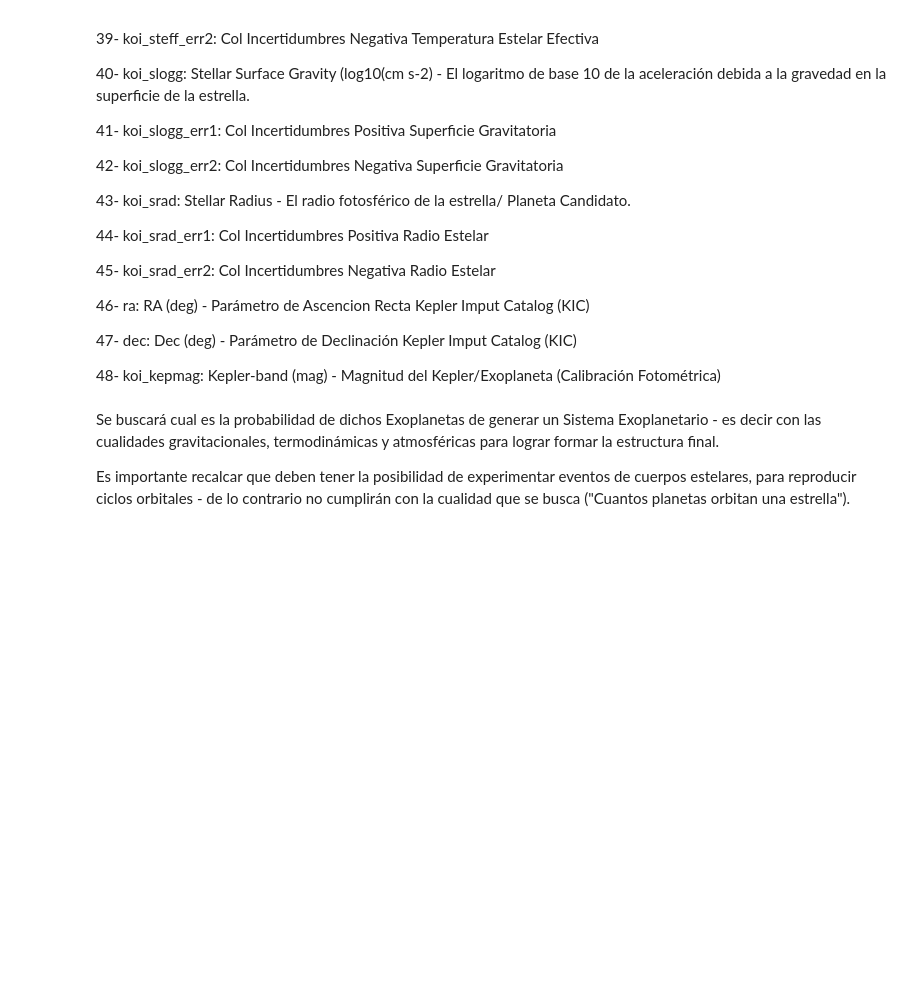
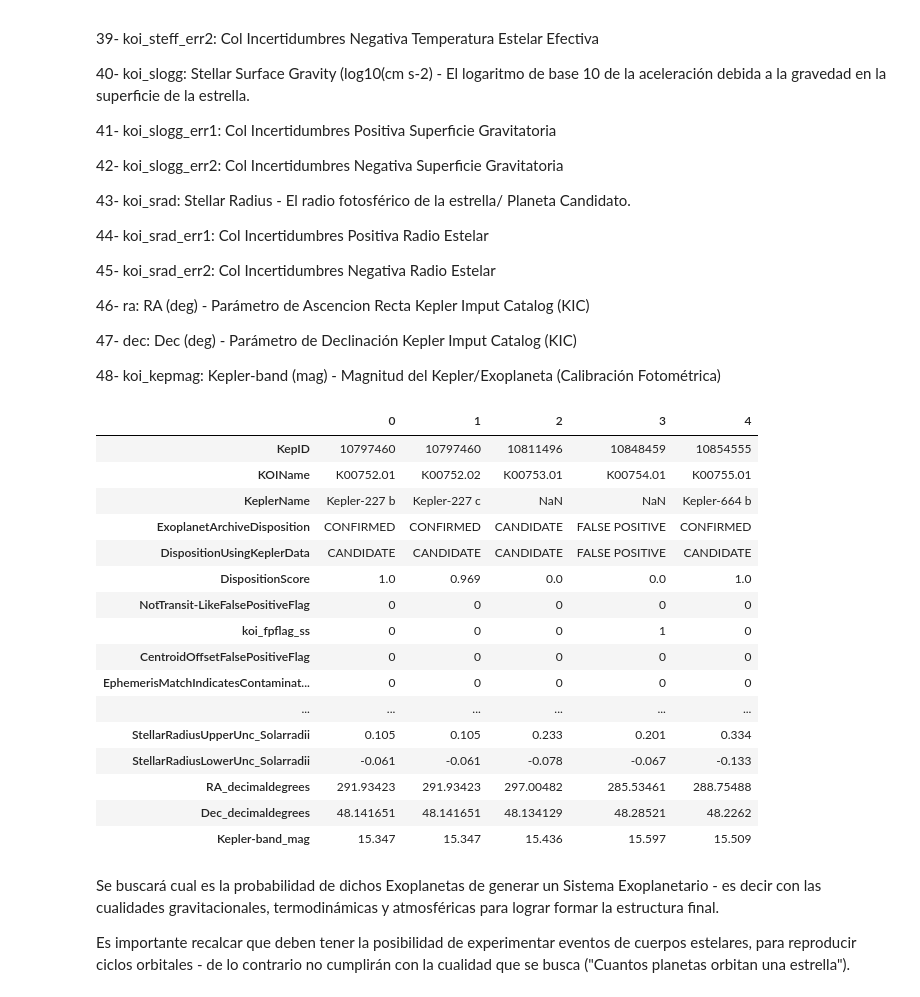
Before and after one commit to vomicienta/DataScience, a Jupyter notebook: ProyectoDS_ParteI_Cignola.ipynb, the cells around one changed output. Cells and saved outputs as stored; diff of their text form; code cells hidden in the pictures; blank space fills up the shorter version.

```diff
--- a/ProyectoDS_ParteI_Cignola.ipynb
+++ b/ProyectoDS_ParteI_Cignola.ipynb
@@ -151,6 +151,76 @@ https://exoplanetarchive.ipac.caltech.edu/docs/API_kepcandidate_columns.html
 47- dec: 	Dec (deg) - Parámetro de Declinación Kepler Imput Catalog (KIC)
 
 48- koi_kepmag: Kepler-band (mag) - Magnitud del Kepler/Exoplaneta (Calibración Fotométrica)
+# %%
+exop = exop.rename(columns={'kepid':'KepID',
+'kepoi_name':'KOIName',
+'kepler_name':'KeplerName',
+'koi_disposition':'ExoplanetArchiveDisposition',
+'koi_pdisposition':'DispositionUsingKeplerData',
+'koi_score':'DispositionScore',
+'koi_fpflag_nt':'NotTransit-LikeFalsePositiveFlag',
+'koi_fpflag_ss':'koi_fpflag_ss',
+'koi_fpflag_co':'CentroidOffsetFalsePositiveFlag',
+'koi_fpflag_ec':'EphemerisMatchIndicatesContaminationFalsePositiveFlag',
+'koi_period':'OrbitalPeriod_days',
+'koi_period_err1':'OrbitalPeriodUpperUnc_days',
+'koi_period_err2':'OrbitalPeriodLowerUnc_days',
+'koi_time0bk':'TransitEpoch_BKJD',
+'koi_time0bk_err1':'TransitEpochUpperUnc_BKJD',
+'koi_time0bk_err2':'TransitEpochLowerUnc_BKJD',
+'koi_impact':'ImpactParamete',
+'koi_impact_err1':'ImpactParameterUpperUnc',
+'koi_impact_err2':'ImpactParameterLowerUnc',
+'koi_duration':'TransitDuration_hrs',
+'koi_duration_err1':'TransitDurationUpperUnc_hrs',
+'koi_duration_err2':'TransitDurationLowerUnc_hrs',
+'koi_depth':'TransitDepth_ppm',
+'koi_depth_err1':'TransitDepthUpperUnc_ppm',
+'koi_depth_err2':'TransitDepthLowerUnc_ppm',
+'koi_prad':'PlanetaryRadius_Earthradii',
+'koi_prad_err1':'PlanetaryRadiusUpperUnc_Earthradii',
+'koi_prad_err2':'PlanetaryRadiusLowerUnc_Earthradii',
+'koi_teq':'EquilibriumTemperatureK',
+'koi_teq_err1':'EquilibriumTemperatureUpperUncK',
+'koi_teq_err2':'EquilibriumTemperatureLowerUncK',
+'koi_insol':'InsolationFlux_Earthflux',
+'koi_insol_err1':'InsolationFluxUpperUnc_Earthflux',
+'koi_insol_err2':'InsolationFluxLowerUnc_Earthflux',
+'koi_model_snr':'TransitSignal-to-Nois',
+'koi_tce_plnt_num':'TCEPlanetNumbe',
+'koi_tce_delivname':'TCEDeliver',
+'koi_steff':'StellarEffectiveTemperatureK',
+'koi_steff_err1':'StellarEffectiveTemperatureUpperUncK',
+'koi_steff_err2':'StellarEffectiveTemperatureLowerUncK',
+'koi_slogg':'StellarSurfaceGravity_log10(cm/s**2)',
+'koi_slogg_err1':'StellarSurfaceGravityUpperUnc_log10(cm/s**2)',
+'koi_slogg_err2':'StellarSurfaceGravityLowerUnc_log10(cm/s**2)',
+'koi_srad':'StellarRadius_Solarradii',
+'koi_srad_err1':'StellarRadiusUpperUnc_Solarradii',
+'koi_srad_err2':'StellarRadiusLowerUnc_Solarradii',
+'ra':'RA_decimaldegrees',
+'dec':'Dec_decimaldegrees',
+'koi_kepmag':'Kepler-band_mag'
+})
+exop.head().T
+# %% [output]
+|  | 0 | 1 | 2 | 3 | 4 |
+| KepID | 10797460 | 10797460 | 10811496 | 10848459 | 10854555 |
+| KOIName | K00752.01 | K00752.02 | K00753.01 | K00754.01 | K00755.01 |
+| KeplerName | Kepler-227 b | Kepler-227 c | NaN | NaN | Kepler-664 b |
+| ExoplanetArchiveDisposition | CONFIRMED | CONFIRMED | CANDIDATE | FALSE POSITIVE | CONFIRMED |
+| DispositionUsingKeplerData | CANDIDATE | CANDIDATE | CANDIDATE | FALSE POSITIVE | CANDIDATE |
+| DispositionScore | 1.0 | 0.969 | 0.0 | 0.0 | 1.0 |
+| NotTransit-LikeFalsePositiveFlag | 0 | 0 | 0 | 0 | 0 |
+| koi_fpflag_ss | 0 | 0 | 0 | 1 | 0 |
+| CentroidOffsetFalsePositiveFlag | 0 | 0 | 0 | 0 | 0 |
+| EphemerisMatchIndicatesContaminat... | 0 | 0 | 0 | 0 | 0 |
+| ... | ... | ... | ... | ... | ... |
+| StellarRadiusUpperUnc_Solarradii | 0.105 | 0.105 | 0.233 | 0.201 | 0.334 |
+| StellarRadiusLowerUnc_Solarradii | -0.061 | -0.061 | -0.078 | -0.067 | -0.133 |
+| RA_decimaldegrees | 291.93423 | 291.93423 | 297.00482 | 285.53461 | 288.75488 |
+| Dec_decimaldegrees | 48.141651 | 48.141651 | 48.134129 | 48.28521 | 48.2262 |
+| Kepler-band_mag | 15.347 | 15.347 | 15.436 | 15.597 | 15.509 |
 # %% [markdown]
 Se buscará cual es la probabilidad de dichos Exoplanetas de generar un Sistema Exoplanetario - es decir con las cualidades gravitacionales, termodinámicas y atmosféricas para lograr formar la estructura final.
 
```
Also changed, not shown: parts of 8 cells of this notebook.
